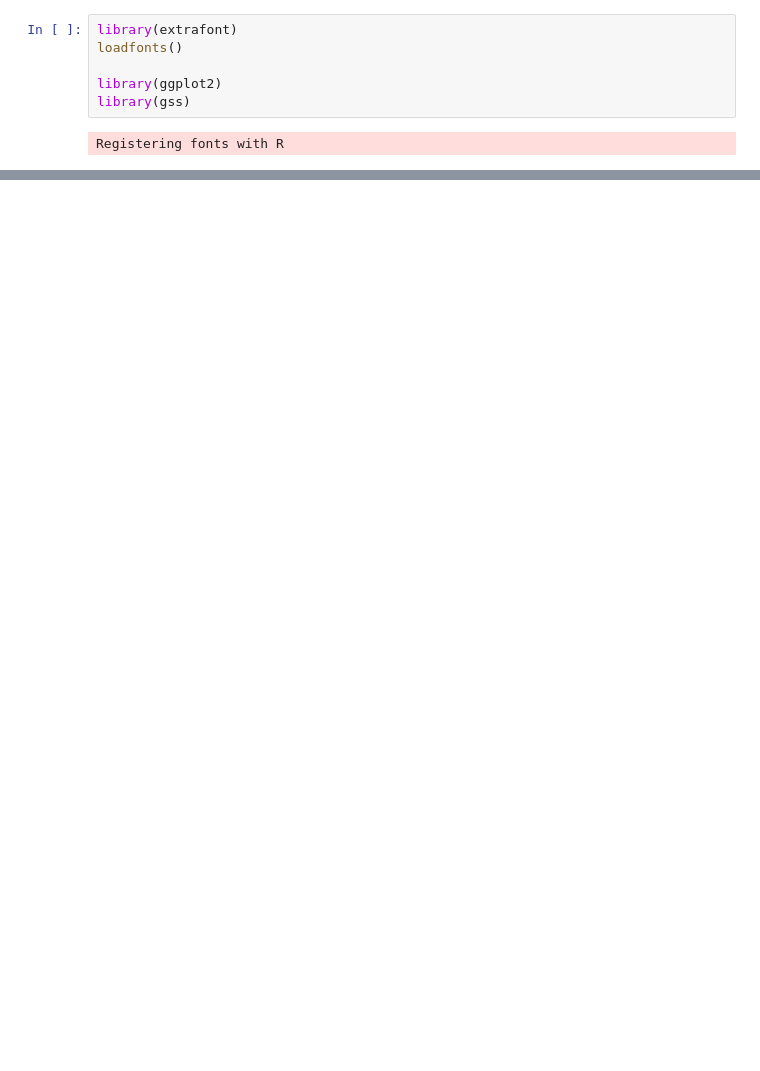
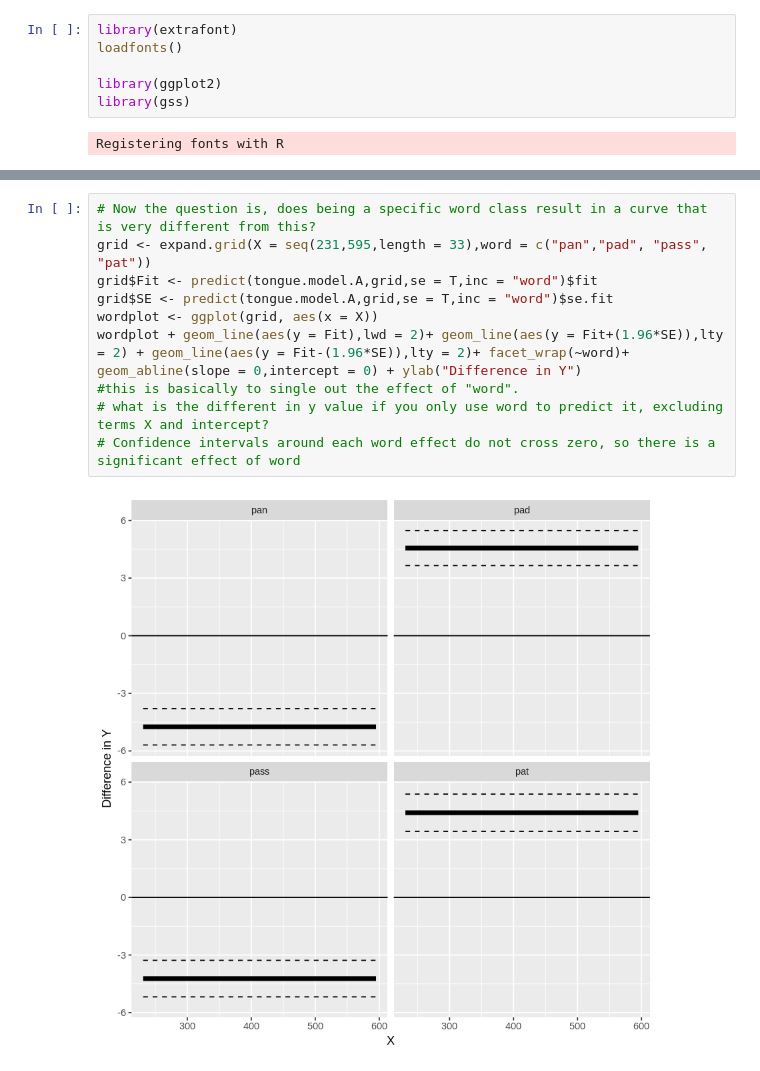
Before and after one commit to SchattenGenie/statsbio, a Jupyter notebook: seminars/09_anova/ssanova.ipynb, the cells around one changed output, grey strips where cells are left out. Saved outputs shown, nothing was run; the diff lists cells and outputs as text; blank space fills up the shorter version.

```diff
--- a/seminars/09_anova/ssanova.ipynb
+++ b/seminars/09_anova/ssanova.ipynb
@@ -45,0 +149,12 @@ C.tokens + geom_line(aes(y=Y), alpha = 0.8, size=1) + scale_y_reverse(limits = c
+# %%
+# Now the question is, does being a specific word class result in a curve that is very different from this?
+grid <- expand.grid(X = seq(231,595,length = 33),word = c("pan","pad", "pass", "pat"))
+grid$Fit <- predict(tongue.model.A,grid,se = T,inc = "word")$fit
+grid$SE <- predict(tongue.model.A,grid,se = T,inc = "word")$se.fit
+wordplot <- ggplot(grid, aes(x = X))
+wordplot + geom_line(aes(y = Fit),lwd = 2)+ geom_line(aes(y = Fit+(1.96*SE)),lty = 2) + geom_line(aes(y = Fit-(1.96*SE)),lty = 2)+ facet_wrap(~word)+ geom_abline(slope = 0,intercept = 0) + ylab("Difference in Y")
+#this is basically to single out the effect of "word".
+# what is the different in y value if you only use word to predict it, excluding terms X and intercept?
+# Confidence intervals around each word effect do not cross zero, so there is a significant effect of word
+# %% [output]
+[figure, added]
```
Also changed, not shown: parts of 26 cells of this notebook, 54 other files.
